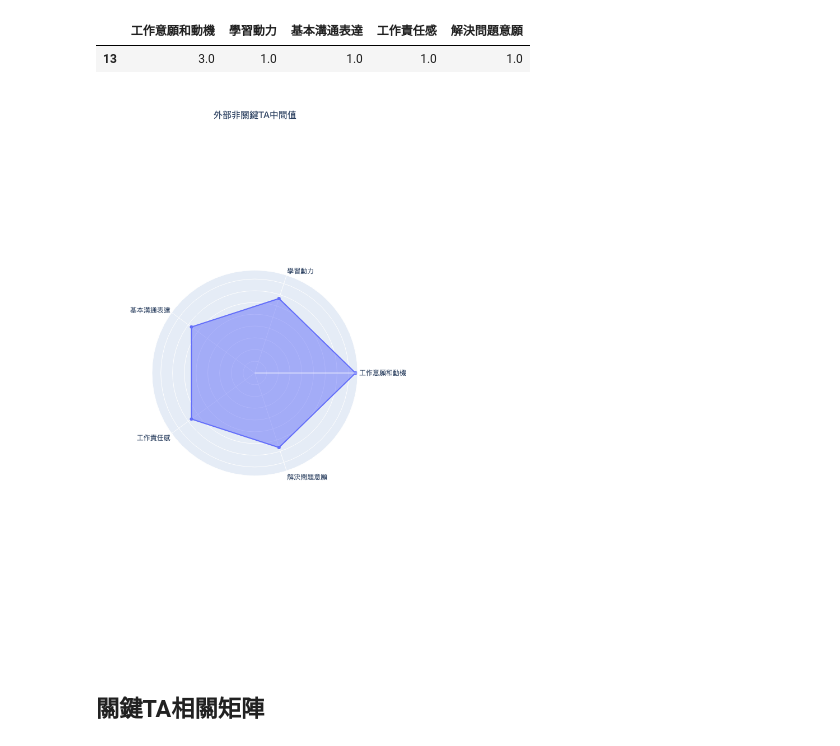
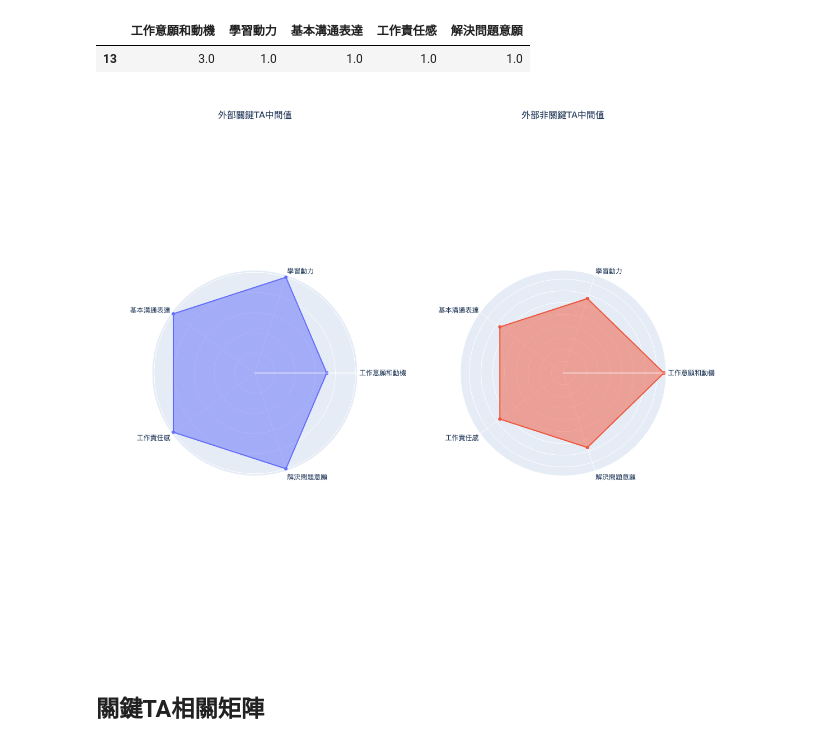
Before and after one commit to frankcholula/flow-disability-employment, a Jupyter notebook: score_exploration.ipynb, the cells around one changed output. Saved outputs shown, nothing was run; the diff lists cells and outputs as text; code cells hidden in the pictures.

```diff
--- a/score_exploration.ipynb
+++ b/score_exploration.ipynb
@@ -455,9 +443,10 @@ The behavior of DataFrame concatenation with empty or all-NA entries is deprecat
 |  | 工作意願和動機 | 學習動力 | 基本溝通表達 | 工作責任感 | 解決問題意願 |
 | 13 | 3.0 | 1.0 | 1.0 | 1.0 | 1.0 |
 # %%
-generate_radar_charts(get_median_df(nonta_df, ta=False, outside=True), radar_features, charts_per_row=2)
+radar_charts= pd.concat([get_median_df(ta_df, ta=True, outside=True),get_median_df(nonta_df, ta=False, outside=True)], axis=0, ignore_index=True)
+generate_radar_charts(radar_charts, radar_features, charts_per_row=2)
 # %% [output]
-[figure, old version]
+[figure, new version]
 # %% [markdown]
 ## 關鍵TA相關矩陣
 # %%
```
Also changed, not shown: parts of 8 cells of this notebook, 1 other file.
